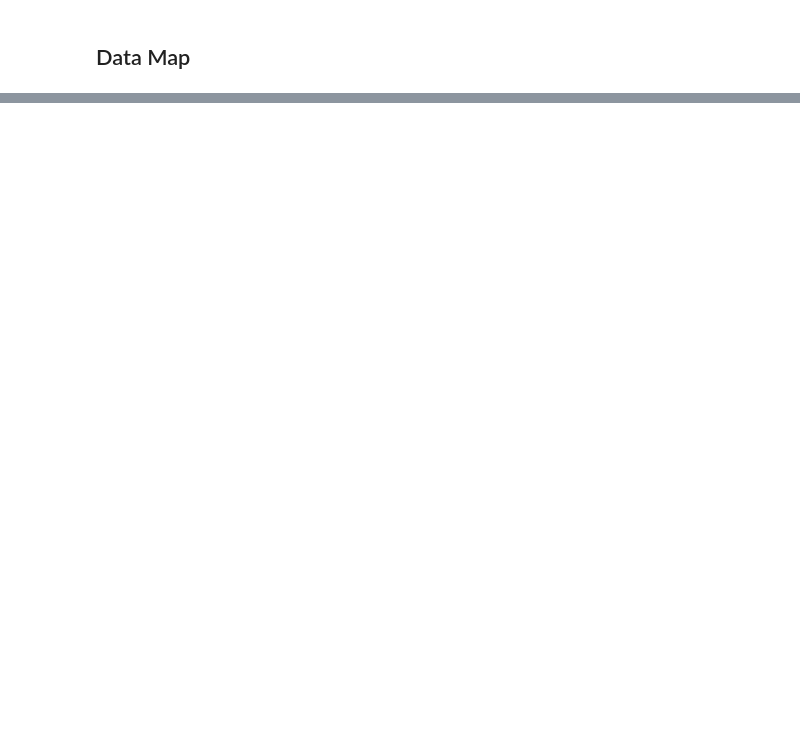
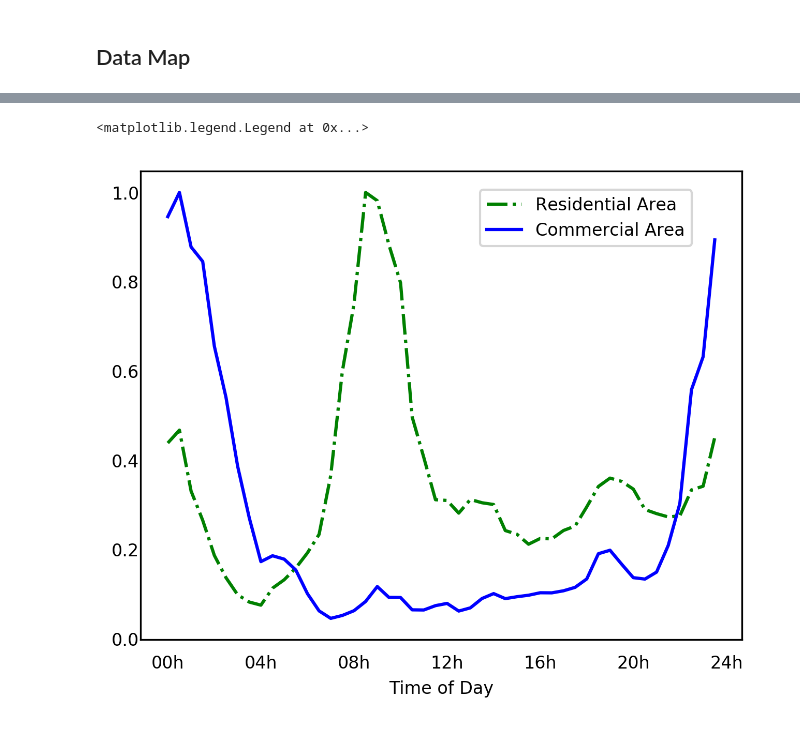
Before and after one commit to giallo41/taxi-demand, a Jupyter notebook: source/output_check.ipynb, the cells around one changed output, grey strips where cells are left out. Drawn from its saved outputs; the diff is of its cells as text; code cells hidden in the pictures; blank space fills up the shorter version.

```diff
--- a/source/output_check.ipynb
+++ b/source/output_check.ipynb
@@ -600,0 +1264,49 @@ plot_img(np.reshape(x_ed_input, (50, 50)))
+# %%
+office_tm = []
+resid_tm = []
+
+for tm in range(0, 48):
+    df_selected = df_st_train[(df_st_train['time']==tm)].iloc[:,:2500]
+    df_tmp_office = df_selected[office_col_name]
+    df_tmp_resid = df_selected[resid_col_name]
+
+    office_tm.append(np.average(df_tmp_office.values))
+    resid_tm.append(np.average(df_tmp_resid.values))
+
+office_tm = np.asarray(office_tm)
+resid_tm = np.asarray(resid_tm)
+
+office_tm = office_tm/office_tm.max()
+resid_tm = resid_tm/resid_tm.max()
+# %%
+fig = plt.figure(figsize=(5, 4), dpi=my_dpi)
+ax = plt.subplot(111)
+
+#ax.grid(linestyle='-', linewidth=0.5)
+#ytick_list = np.arange(0, 1, 0.1)
+trs_list = range(0, 48)
+
+trs_plot_list = ['00h', '04h','08h','12h', '16h', '20h', '24h', '28h']#, '24h']
+
+
+                 #np.arange(0, 48, 4)
+
+#plt.title('Data Distribution')
+
+plt.plot(trs_list, resid_tm, 'g-.', label="Residential Area")
+plt.plot(trs_list, office_tm, 'b-', label="Commercial Area")
+
+
+plt.tick_params(axis="both", which="both", bottom="off", top="off",
+                    labelbottom="on", left="off", right="off", labelleft="on")
+
+plt.xticks(np.arange(0, 49, 8), trs_plot_list, fontsize=8,color='black', horizontalalignment='center')
+#plt.yticks(ytick_list, ytick_list, fontsize=8,color='black', horizontalalignment='center')
+plt.yticks(fontsize=8,color='black', horizontalalignment='center')
+plt.xlabel('Time of Day',  fontsize=8)
+#plt.ylabel('MAPE(%)' ,  fontsize=12)
+
+plt.legend(bbox_to_anchor=(0.55, 0.9), loc=6,ncol=1, fontsize=8)
+# %% [output]
+<matplotlib.legend.Legend at 0x...>
+[figure, added]
```
Also changed, not shown: parts of 69 cells of this notebook.
